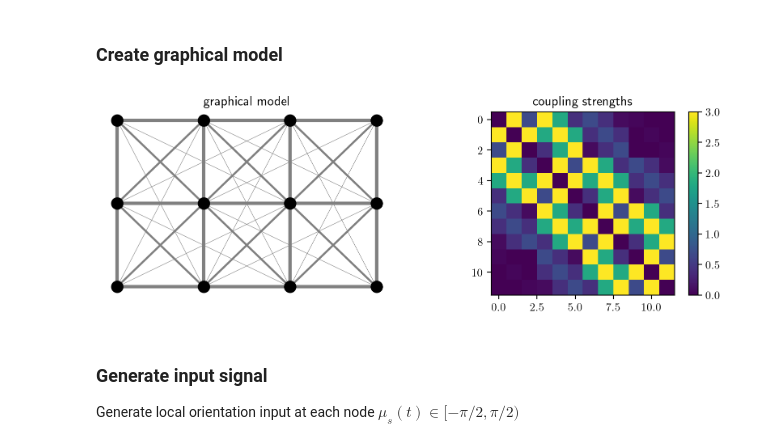
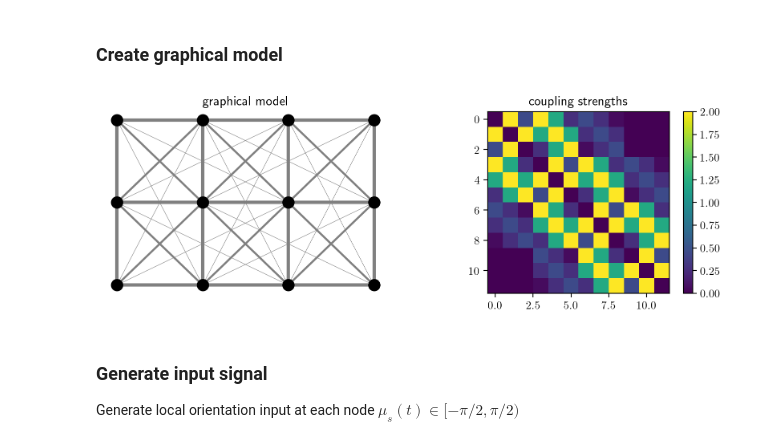
Before and after one commit to rajdbz11/VonMisesInference, a Jupyter notebook: VonMisesBrainDynamics.ipynb, the cells around one changed output. Drawn from its saved outputs; the diff is of its cells as text; code cells hidden in the pictures.

Commit message:
Updated visualizations of BY dynamics

```diff
--- a/VonMisesBrainDynamics.ipynb
+++ b/VonMisesBrainDynamics.ipynb
@@ -10,19 +10,19 @@ from plotutils import *
 # %%
 # create a grid structured graphical model
 nrows, ncols = 4, 3
 Ns = nrows*ncols # No. of variables
 
-s_strength, c_spatial, c_strength, jitter = 0.5, 2, 3, 0 # singleton potential strength, pairwise coupling spatial scale, max interaction strength, jitter in coupling strength
+s_strength_base, s_strength_range = 1, 0.5
+KVec = s_strength_base + s_strength_range*np.random.rand(Ns) # concentration parameters
 
-KVec = 0.5 + s_strength*np.random.rand(Ns) # concentration parameters
-
+c_spatial, c_strength, jitter =  2, 2, 0 # singleton potential strength, pairwise coupling spatial scale, max interaction strength, jitter in coupling strength
 J, node_positions = CreateGridGraphicalModel(nrows, ncols, c_spatial, c_strength, jitter)
 
 AdjMat = (J[...,3] != 0)*1 # Adjacency matrix
 
 DisplayGraphicalModel(J, node_positions,100)
 # %% [output]
-[figure, old version]
+[figure, new version]
 # %% [markdown]
 ### Generate input signal
 
```
Also changed, not shown: parts of 2 cells of this notebook, 1 other file.
